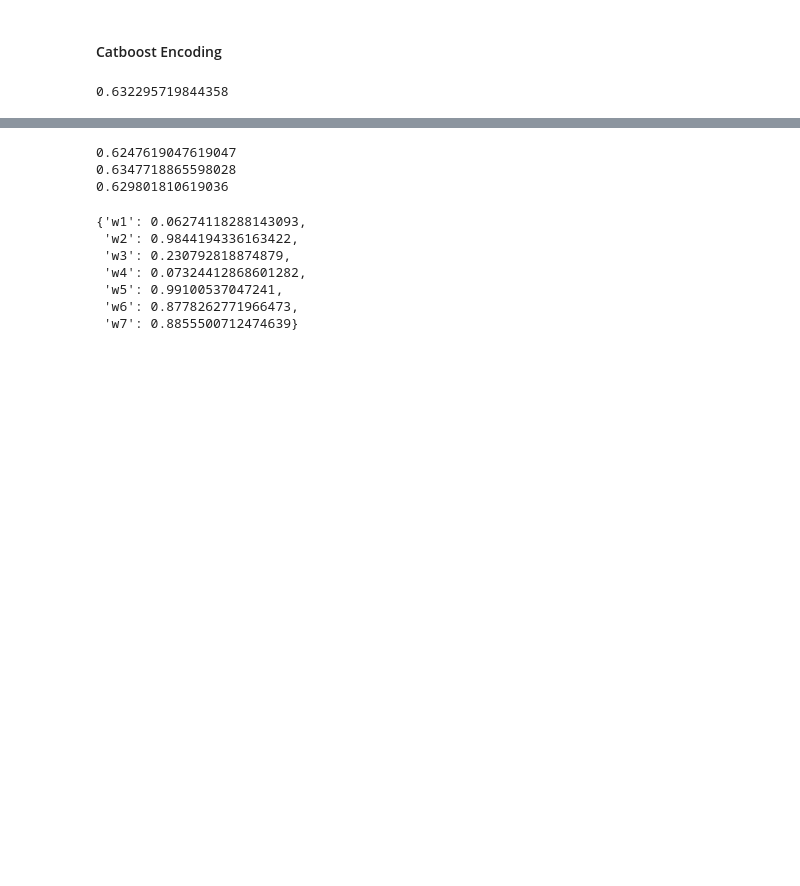
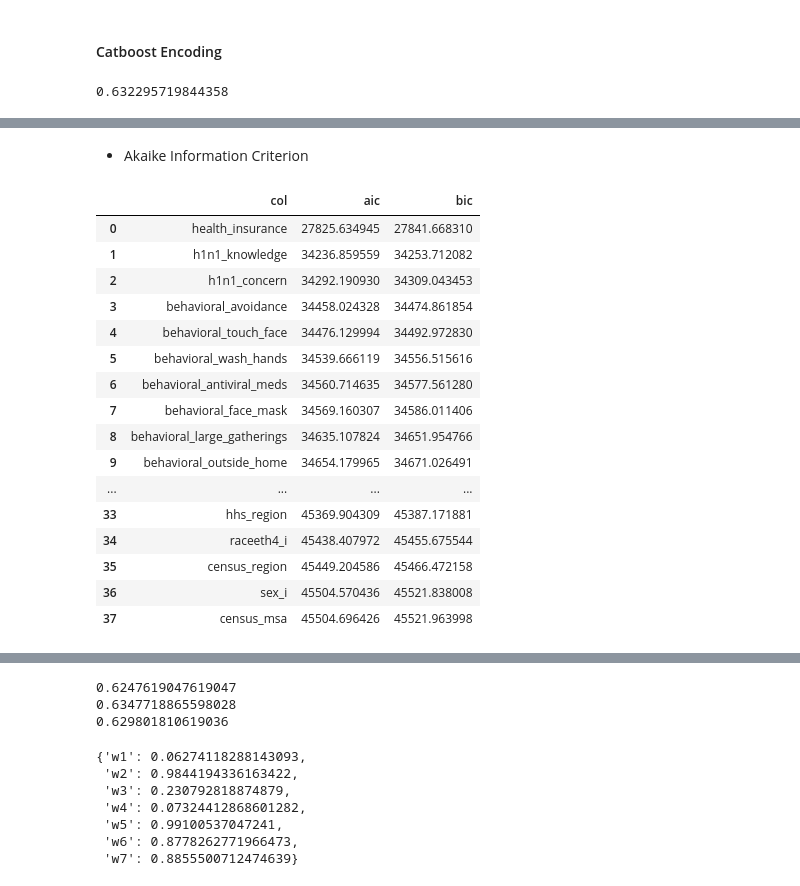
Before and after one commit to snaiws/kaggle, a Jupyter notebook: Prediction_of_H1N1_vaccination/Prediction_of_H1N1_vaccination.ipynb, the cells around one changed output, grey strips where cells are left out. Drawn from its saved outputs; the diff is of its cells as text; code cells hidden in the pictures; blank space fills up the shorter version.

```diff
--- a/Prediction_of_H1N1_vaccination/Prediction_of_H1N1_vaccination.ipynb
+++ b/Prediction_of_H1N1_vaccination/Prediction_of_H1N1_vaccination.ipynb
@@ -100,6 +100,8 @@ def data_init():
     train = df[train.columns]
     target = df[target.columns]
     return df, train, target
+# %%
+df, train, target = data_init()
 # %% [markdown]
 #### Random seed
 # %%
@@ -1718,0 +1814,17 @@ def simple_train(train,target):
+# %%
+custom_u = []
+custom_c = []
+for column in train.columns:
+    c_value=0
+    for uniq in df[column].dropna().unique():
+        tg1 = df[df['vacc_h1n1_f']==1]
+        tg0 = df[df['vacc_h1n1_f']==0]
+        tg1u = tg1[tg1[column]==uniq]
+        tg0u = tg0[tg0[column]==uniq]
+        u_value = abs(len(tg1u)/len(tg1)-len(tg0u)/len(tg0))*(len(tg1u)+len(tg0u))/len(df[column].dropna())
+        c_value+=u_value
+        if type_feature[column]=='nominal':
+            custom_u.append([f'{column},{uniq}',u_value])
+    custom_c.append([column,c_value])
+custom_u = pd.DataFrame(custom_u,columns=['name','value'])
+custom_c = pd.DataFrame(custom_c,columns=['col','value'])
@@ -1718,0 +1954,36 @@ def simple_train(train,target):
+# %% [markdown]
+- Akaike Information Criterion
+# %%
+from statsmodels.discrete.discrete_model import Logit
+import statsmodels.api as sm
+def all_aic(train,target):
+    aic=[]
+    for column in train.columns:
+        x = train[column].dropna()
+        y=target[x.index]
+        model = Logit(np.array(y),np.array(sm.add_constant(x),dtype=float)).fit(method='bfgs')
+        aic.append([column,model.aic,model.bic])
+    return pd.DataFrame(aic,columns=['col','aic','bic'])
+# %%
+aic = all_aic(train_cbe,target['vacc_h1n1_f'])
+clear_output()
+# %%
+aic.sort_values(by=['aic']).reset_index(drop=True)
+# %% [output]
+|  | col | aic | bic |
+| 0 | health_insurance | 27825.634945 | 27841.668310 |
+| 1 | h1n1_knowledge | 34236.859559 | 34253.712082 |
+| 2 | h1n1_concern | 34292.190930 | 34309.043453 |
+| 3 | behavioral_avoidance | 34458.024328 | 34474.861854 |
+| 4 | behavioral_touch_face | 34476.129994 | 34492.972830 |
+| 5 | behavioral_wash_hands | 34539.666119 | 34556.515616 |
+| 6 | behavioral_antiviral_meds | 34560.714635 | 34577.561280 |
+| 7 | behavioral_face_mask | 34569.160307 | 34586.011406 |
+| 8 | behavioral_large_gatherings | 34635.107824 | 34651.954766 |
+| 9 | behavioral_outside_home | 34654.179965 | 34671.026491 |
+| ... | ... | ... | ... |
+| 33 | hhs_region | 45369.904309 | 45387.171881 |
+| 34 | raceeth4_i | 45438.407972 | 45455.675544 |
+| 35 | census_region | 45449.204586 | 45466.472158 |
+| 36 | sex_i | 45504.570436 | 45521.838008 |
+| 37 | census_msa | 45504.696426 | 45521.963998 |
```
Also changed, not shown: parts of 117 cells of this notebook.
